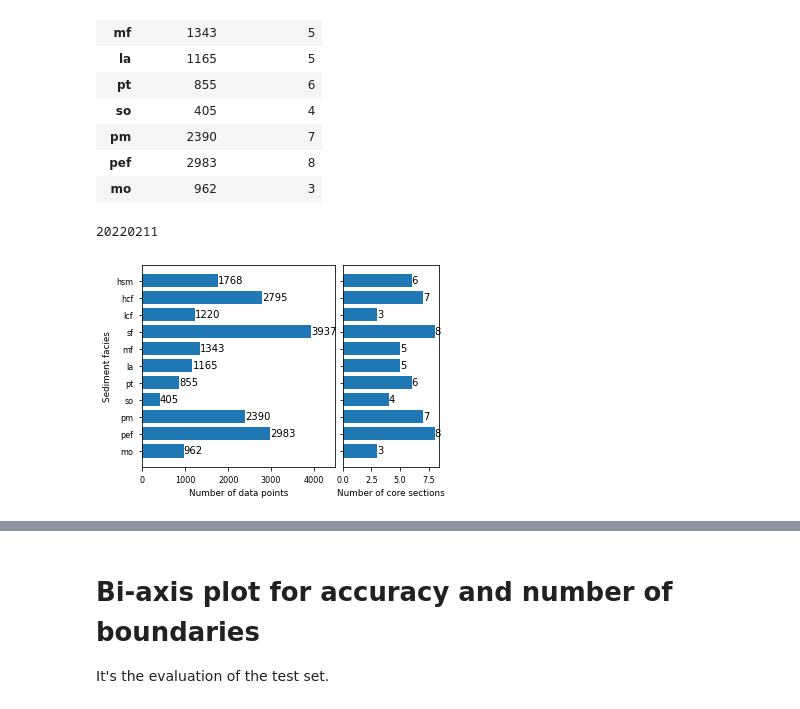
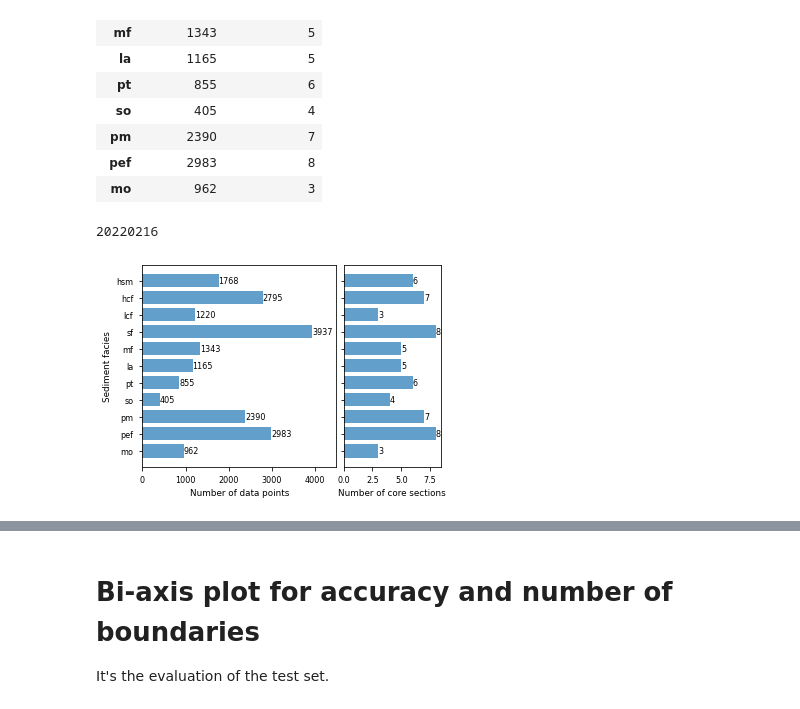
Before and after one commit to dispink/WASA-faciesXRF, a Jupyter notebook: prepare_paper_02.ipynb, the cells around one changed output, grey strips where cells are left out. Drawn from its saved outputs; the diff is of its cells as text; code cells hidden in the pictures.

```diff
--- a/prepare_paper_02.ipynb
+++ b/prepare_paper_02.ipynb
@@ -143,20 +143,20 @@ grouping
 # %%
 fig, axes = plt.subplots(1, 2, sharey='row', gridspec_kw={'width_ratios':[2, 1]}, figsize=(5, 3.54))
 for ax, col in zip(axes, ['data_point', 'core_section']):
-    ax.barh(y=grouping.index[::-1], width=grouping[col][::-1], color='C0')
+    ax.barh(y=grouping.index[::-1], width=grouping[col][::-1], color='C0', alpha=.7)
     for i, row in grouping.iterrows():
         ax.text(x=row[col],
                 y=i,
-                s=row[col], va='center')
+                s=row[col], va='center', size=8)
 
 axes[0].set_xlim(0, 4500)
 axes[0].set_xlabel('Number of data points')
 axes[0].set_ylabel('Sediment facies')
 axes[1].set_xlabel('Number of core sections')
 plt.tight_layout()
 fig.subplots_adjust(wspace=0.05)
 fig.savefig('results/r_data_distribution_{}.png'.format(date))
 print(date)
 # %% [output]
-20220211
+20220216
-[figure, old version]
+[figure, new version]
```
Also changed, not shown: parts of 9 cells of this notebook.
